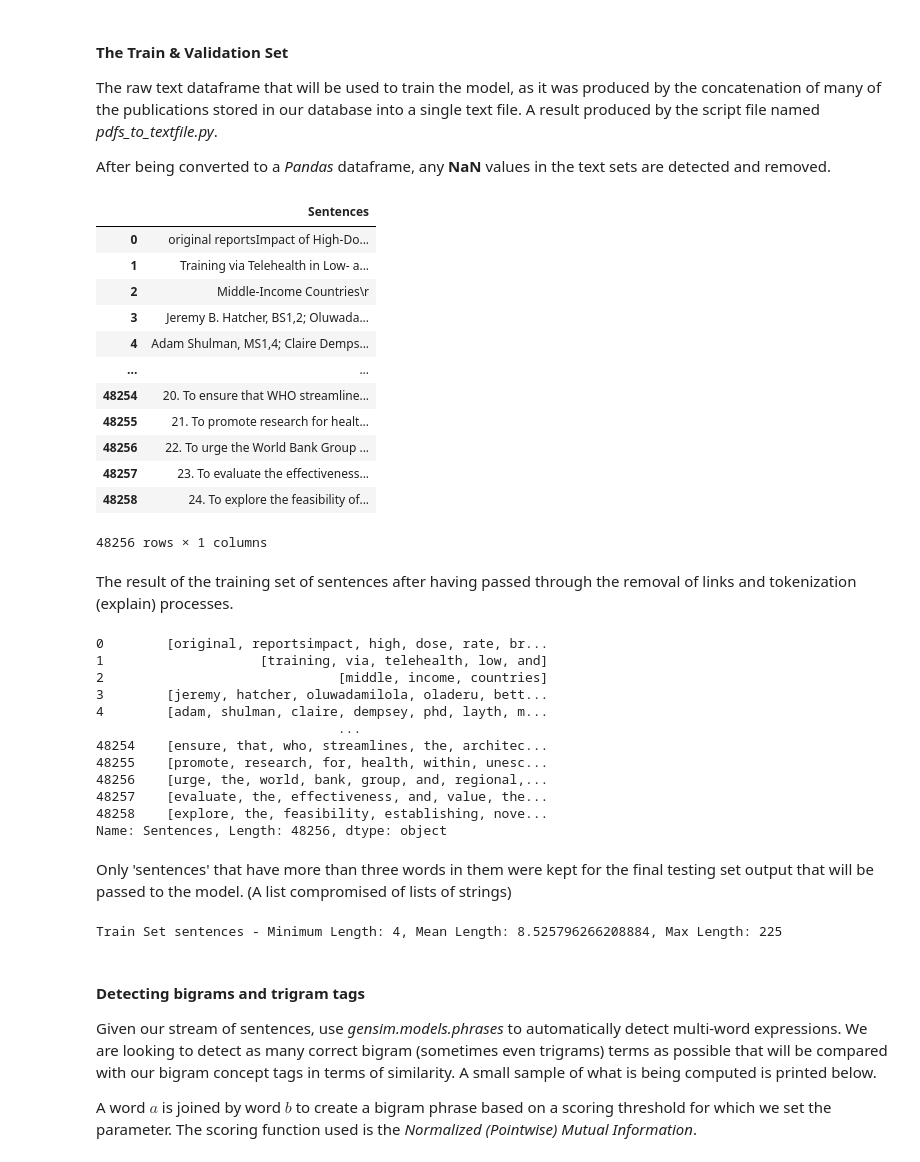
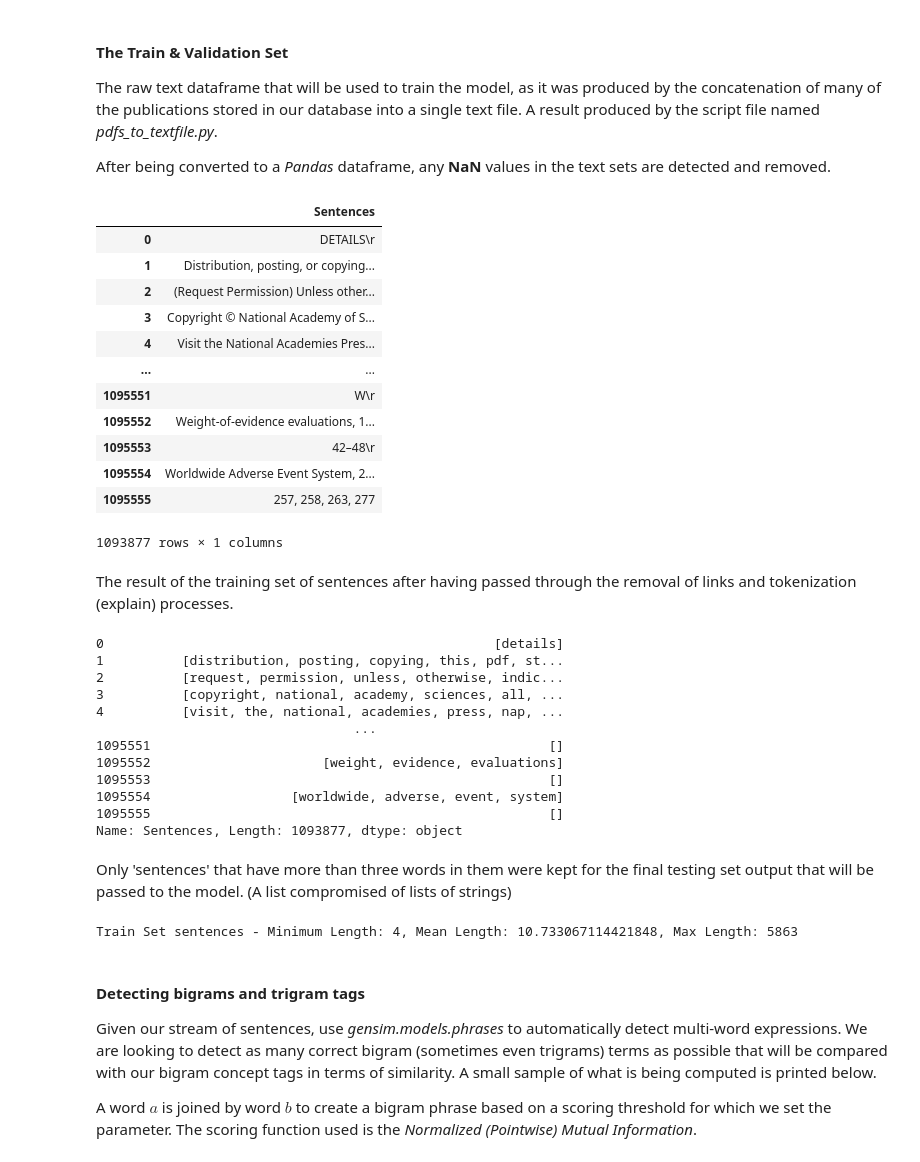
Before and after one commit to mrgeooo14/UNIGE-Master-Thesis, a Jupyter notebook: similarity.ipynb, the cells around one changed output. Cells and saved outputs as stored; diff of their text form; code cells hidden in the pictures.

```diff
--- a/similarity.ipynb
+++ b/similarity.ipynb
@@ -68,28 +68,30 @@ The raw text dataframe that will be used to train the model, as it was produced
 
 After being converted to a *Pandas* dataframe, any **NaN** values in the text sets are detected and removed.
 # %%
-text_set_df = pd.read_table("data/train_sets/train_implementome.txt", header = None, names = ['Sentences'], lineterminator = '\n')
+# text_set_df = pd.read_table("data/train_sets/train_implementome.txt", header = None, names = ['Sentences'], lineterminator = '\n')
+# text_set_df = pd.read_table("data/train_sets/train_100_pubs.txt", header = None, names = ['Sentences'], lineterminator = '\n')
+text_set_df = pd.read_table("data/train_sets/train_100_books.txt", header = None, names = ['Sentences'], lineterminator = '\n')
 test_set_df = pd.read_table("data/train_sets/evaluation_set.txt", header = None, names = ['Sentences'], lineterminator = '\n')
 
 ## Dropping NaN values
 text_set_df = text_set_df.dropna(subset=['Sentences'])
 test_set_df = test_set_df.dropna(subset=['Sentences'])
 
 text_set_df
 # %% [output]
 |  | Sentences |
-| 0 | original reportsImpact of High-Do... |
-| 1 | Training via Telehealth in Low- a... |
-| 2 | Middle-Income Countries\r |
-| 3 | Jeremy B. Hatcher, BS1,2; Oluwada... |
-| 4 | Adam Shulman, MS1,4; Claire Demps... |
+| 0 | DETAILS\r |
+| 1 | Distribution, posting, or copying... |
+| 2 | (Request Permission) Unless other... |
+| 3 | Copyright © National Academy of S... |
+| 4 | Visit the National Academies Pres... |
 | ... | ... |
-| 48254 | 20. To ensure that WHO streamline... |
-| 48255 | 21. To promote research for healt... |
-| 48256 | 22. To urge the World Bank Group ... |
-| 48257 | 23. To evaluate the effectiveness... |
-| 48258 | 24. To explore the feasibility of... |
+| 1095551 | W\r |
+| 1095552 | Weight-of-evidence evaluations, 1... |
+| 1095553 | 42–48\r |
+| 1095554 | Worldwide Adverse Event System, 2... |
+| 1095555 | 257, 258, 263, 277 |
-48256 rows × 1 columns
+1093877 rows × 1 columns
 # %% [markdown]
 The result of the training set of sentences after having passed through the removal of links and tokenization (explain) processes.
 # %%
@@ -103,18 +105,18 @@ test_text = test_set_df['Sentences'].apply(lambda x: gensim.utils.simple_preproc
 
 train_text
 # %% [output]
-0        [original, reportsimpact, high, dose, rate, br...
-1                    [training, via, telehealth, low, and]
-2                              [middle, income, countries]
-3        [jeremy, hatcher, oluwadamilola, oladeru, bett...
-4        [adam, shulman, claire, dempsey, phd, layth, m...
-                               ...
-48254    [ensure, that, who, streamlines, the, architec...
-48255    [promote, research, for, health, within, unesc...
-48256    [urge, the, world, bank, group, and, regional,...
-48257    [evaluate, the, effectiveness, and, value, the...
-48258    [explore, the, feasibility, establishing, nove...
-Name: Sentences, Length: 48256, dtype: object
+0                                                  [details]
+1          [distribution, posting, copying, this, pdf, st...
+2          [request, permission, unless, otherwise, indic...
+3          [copyright, national, academy, sciences, all, ...
+4          [visit, the, national, academies, press, nap, ...
+                                 ...
+1095551                                                   []
+1095552                      [weight, evidence, evaluations]
+1095553                                                   []
+1095554                  [worldwide, adverse, event, system]
+1095555                                                   []
+Name: Sentences, Length: 1093877, dtype: object
 # %% [markdown]
 Only 'sentences' that have more than three words in them were kept for the final testing set output that will be passed to the model. (A list compromised of lists of strings)
 # %%
@@ -125,7 +127,7 @@ validation_set_length = len([word for sentence in test_text for word in sentence
 all_lengths = [len(x) for x in train_set]
 print('Train Set sentences - Minimum Length: {}, Mean Length: {}, Max Length: {}'.format(min(all_lengths), sum(all_lengths) / len(all_lengths) , max(all_lengths)))
 # %% [output]
-Train Set sentences - Minimum Length: 4, Mean Length: 8.525796266208884, Max Length: 225
+Train Set sentences - Minimum Length: 4, Mean Length: 10.733067114421848, Max Length: 5863
 # %% [markdown]
 #### Detecting bigrams and trigram tags
 
```
Also changed, not shown: parts of 17 cells of this notebook, 1 other file.
